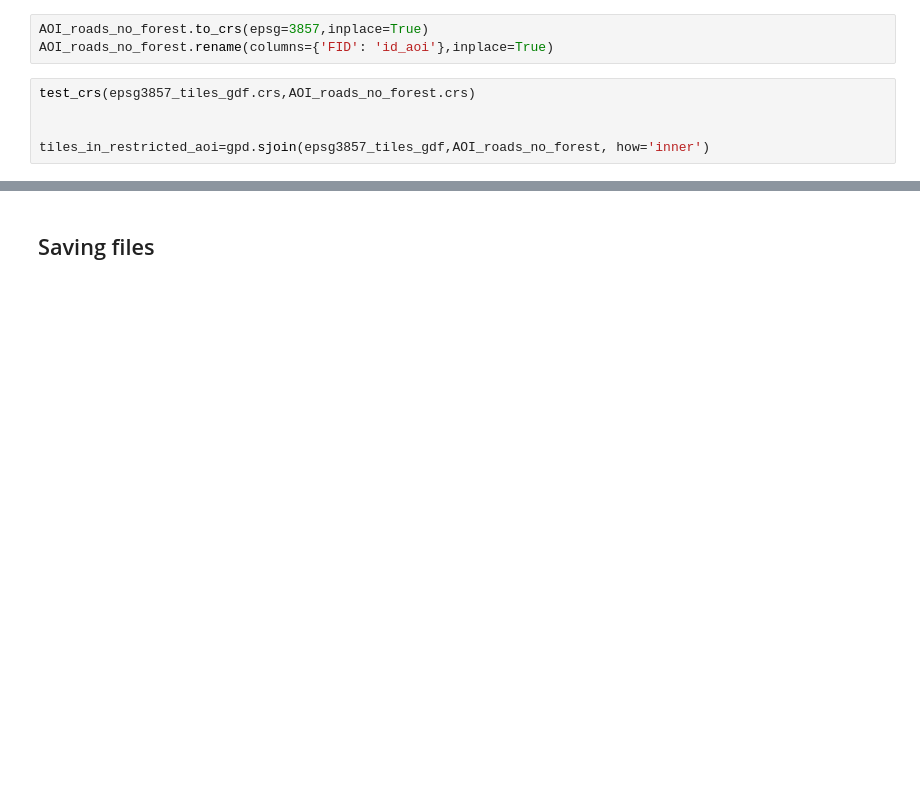
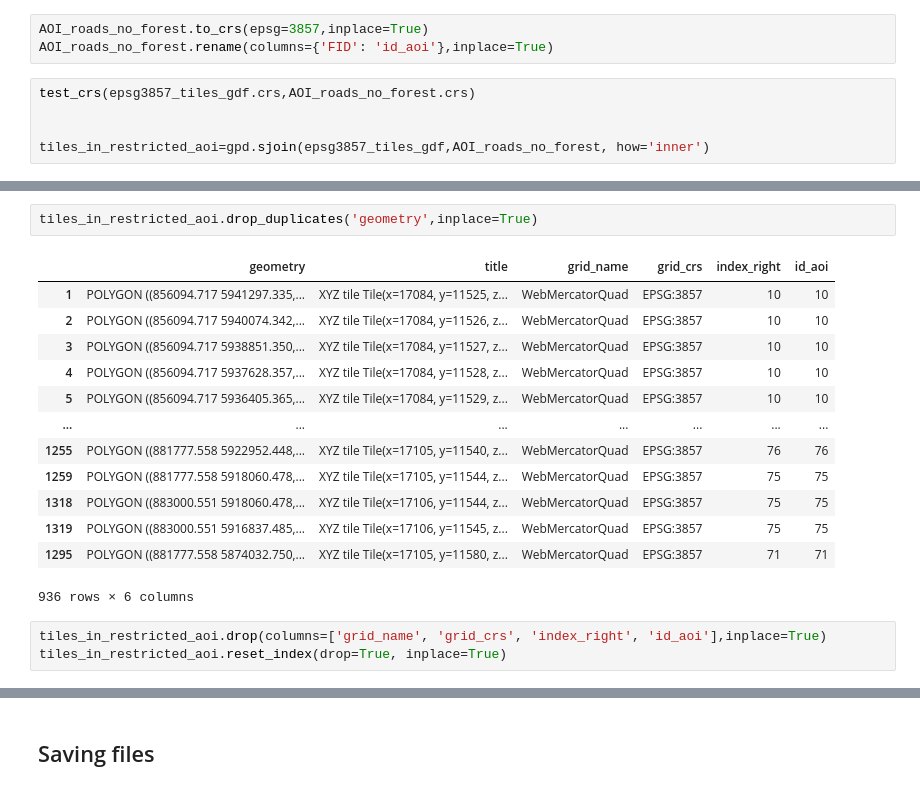
Before and after one commit to swiss-territorial-data-lab/proj-roadsurf, a Jupyter notebook: 03_Scripts/prepare_data.ipynb, the cells around one changed output, grey strips where cells are left out. Cells and saved outputs as stored; diff of their text form; blank space fills up the shorter version.

```diff
--- a/03_Scripts/prepare_data.ipynb
+++ b/03_Scripts/prepare_data.ipynb
@@ -322,0 +510,19 @@ tiles_in_restricted_aoi=gpd.sjoin(epsg3857_tiles_gdf,AOI_roads_no_forest, how='i
+# %%
+tiles_in_restricted_aoi.drop_duplicates('geometry',inplace=True)
+# %% [output]
+|  | geometry | title | grid_name | grid_crs | index_right | id_aoi |
+| 1 | POLYGON ((856094.717 5941297.335,... | XYZ tile Tile(x=17084, y=11525, z... | WebMercatorQuad | EPSG:3857 | 10 | 10 |
+| 2 | POLYGON ((856094.717 5940074.342,... | XYZ tile Tile(x=17084, y=11526, z... | WebMercatorQuad | EPSG:3857 | 10 | 10 |
+| 3 | POLYGON ((856094.717 5938851.350,... | XYZ tile Tile(x=17084, y=11527, z... | WebMercatorQuad | EPSG:3857 | 10 | 10 |
+| 4 | POLYGON ((856094.717 5937628.357,... | XYZ tile Tile(x=17084, y=11528, z... | WebMercatorQuad | EPSG:3857 | 10 | 10 |
+| 5 | POLYGON ((856094.717 5936405.365,... | XYZ tile Tile(x=17084, y=11529, z... | WebMercatorQuad | EPSG:3857 | 10 | 10 |
+| ... | ... | ... | ... | ... | ... | ... |
+| 1255 | POLYGON ((881777.558 5922952.448,... | XYZ tile Tile(x=17105, y=11540, z... | WebMercatorQuad | EPSG:3857 | 76 | 76 |
+| 1259 | POLYGON ((881777.558 5918060.478,... | XYZ tile Tile(x=17105, y=11544, z... | WebMercatorQuad | EPSG:3857 | 75 | 75 |
+| 1318 | POLYGON ((883000.551 5918060.478,... | XYZ tile Tile(x=17106, y=11544, z... | WebMercatorQuad | EPSG:3857 | 75 | 75 |
+| 1319 | POLYGON ((883000.551 5916837.485,... | XYZ tile Tile(x=17106, y=11545, z... | WebMercatorQuad | EPSG:3857 | 75 | 75 |
+| 1295 | POLYGON ((881777.558 5874032.750,... | XYZ tile Tile(x=17105, y=11580, z... | WebMercatorQuad | EPSG:3857 | 71 | 71 |
+936 rows × 6 columns
+# %%
+tiles_in_restricted_aoi.drop(columns=['grid_name', 'grid_crs', 'index_right', 'id_aoi'],inplace=True)
+tiles_in_restricted_aoi.reset_index(drop=True, inplace=True)
```
Also changed, not shown: parts of 13 cells of this notebook, 8 other files.
